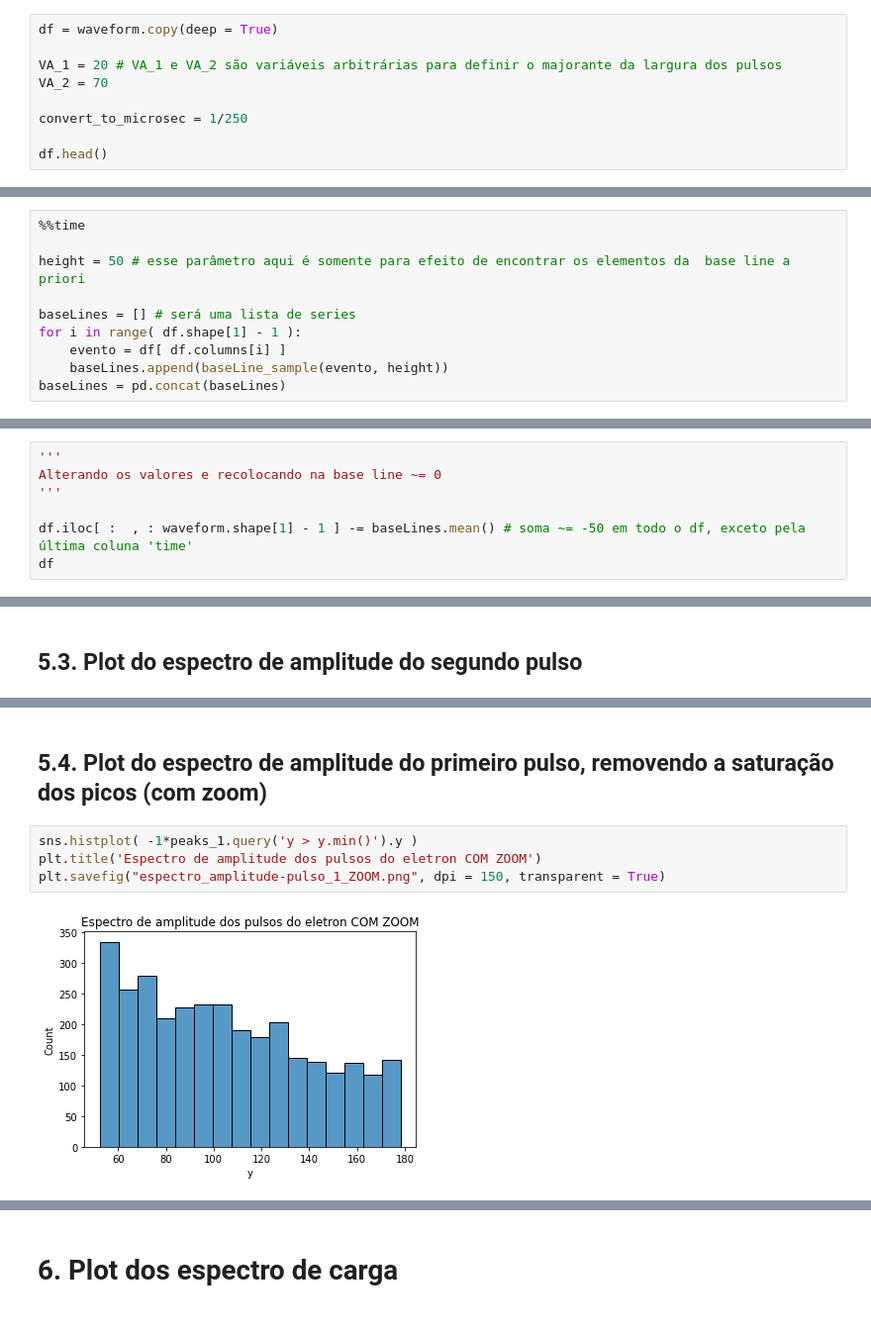
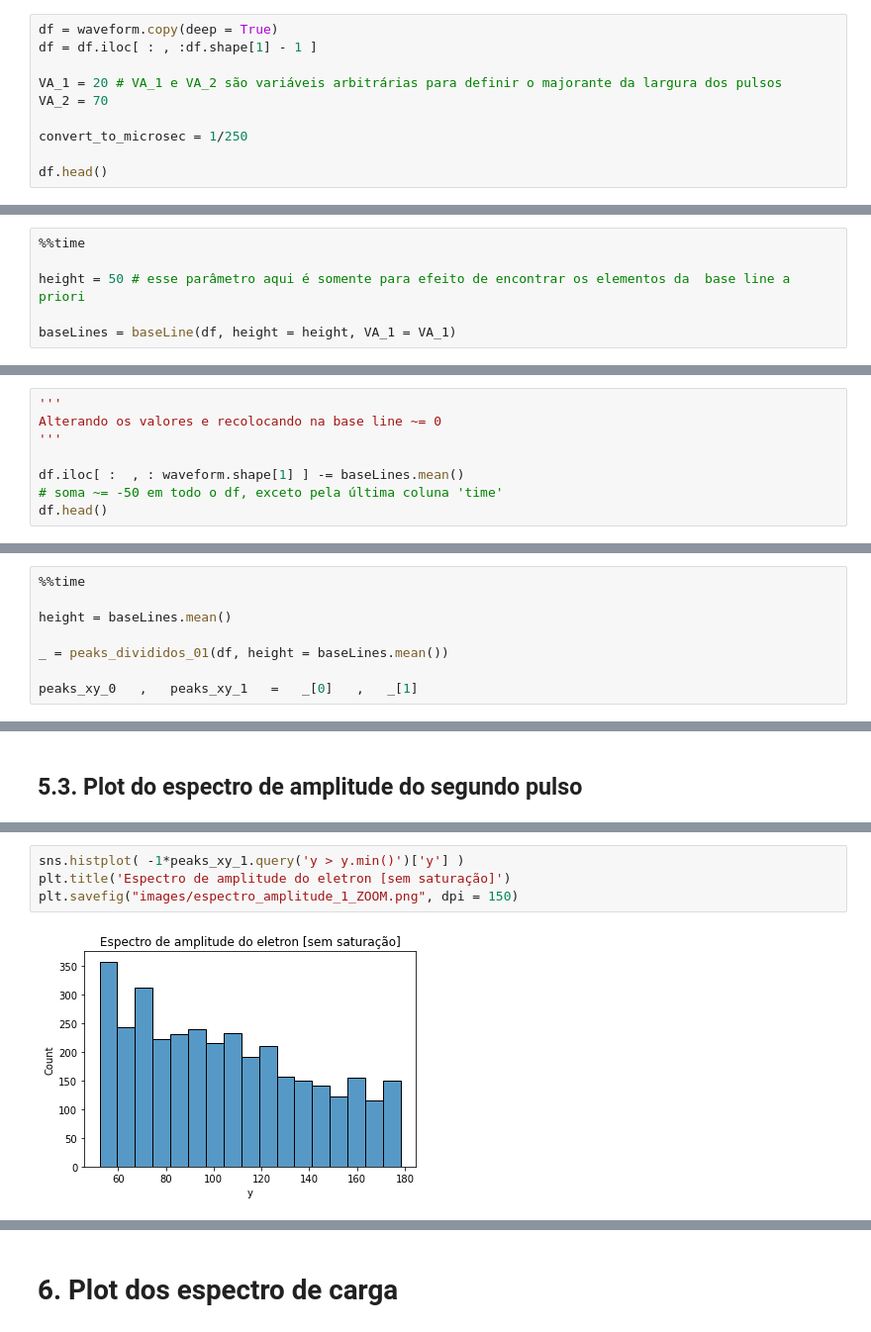
Before and after one commit to afauth/mudecay, a Jupyter notebook: espectro-carga-e-pico_v03.ipynb, the cells around one changed output, grey strips where cells are left out. Shown at 99% size. Saved outputs shown, nothing was run; the diff lists cells and outputs as text.

Commit message:
update e separacao do codigo
dividi o codigo em dois e corrigi alguns bugs

```diff
--- a/espectro-carga-e-pico_v03.ipynb
+++ b/espectro-carga-e-pico_v03.ipynb
@@ -190,6 +43,7 @@ Cria uma cópia das waveforms para poder transladar o base line sem modificar os
 Define a janela onde procuraremos pelos valores do contorno do pulso
 # %%
 df = waveform.copy(deep = True)
+df = df.iloc[ : , :df.shape[1] - 1 ]
 
 VA_1 = 20 # VA_1 e VA_2 são variáveis arbitrárias para definir o majorante da largura dos pulsos
 VA_2 = 70
@@ -222,9 +76,5 @@ Esse pedaço é definido como fora de um valor arbitrário em torno do primeiro
 
 height = 50 # esse parâmetro aqui é somente para efeito de encontrar os elementos da  base line a priori
 
-baseLines = [] # será uma lista de series
-for i in range( df.shape[1] - 1 ):
-    evento = df[ df.columns[i] ]
-    baseLines.append(baseLine_sample(evento, height))
-baseLines = pd.concat(baseLines)
+baseLines = baseLine(df, height = height, VA_1 = VA_1)
 # %% [output]
@@ -269,8 +95,9 @@ Colocando o valor médio do base line como o parâmetro height do peak-finder, s
 Alterando os valores e recolocando na base line ~= 0
 '''
 
-df.iloc[ :  , : waveform.shape[1] - 1 ] -= baseLines.mean() # soma ~= -50 em todo o df, exceto pela última coluna 'time'
-df
+df.iloc[ :  , : waveform.shape[1] ] -= baseLines.mean()
+# soma ~= -50 em todo o df, exceto pela última coluna 'time'
+df.head()
 # %% [output]
 |  | event_0 | event_1 | event_2 | event_3 | event_4 | event_5 | event_6 | event_7 | event_8 | event_9 | ... | ... |
 | 0 | 3.72321 | 3.72321 | 3.72321 | 0.72321 | 2.72321 | 2.72321 | 1.72321 | 1.72321 | 1.72321 | 1.72321 | ... | ... |
@@ -311,0 +115,8 @@ Wall time: 5.89 s
+# %%
+%%time
+
+height = baseLines.mean()
+
+_ = peaks_divididos_01(df, height = baseLines.mean())
+
+peaks_xy_0   ,   peaks_xy_1   =   _[0]   ,   _[1]
@@ -560,8 +277,6 @@ plt.savefig("espectro_amplitude-pulso_1.png", dpi = 150, transparent = True)
-# %% [markdown]
-## 5.4. Plot do espectro de amplitude do primeiro pulso, removendo a saturação dos picos (com zoom)
 # %%
-sns.histplot( -1*peaks_1.query('y > y.min()').y )
-plt.title('Espectro de amplitude dos pulsos do eletron COM ZOOM')
-plt.savefig("espectro_amplitude-pulso_1_ZOOM.png", dpi = 150, transparent = True)
+sns.histplot( -1*peaks_xy_1.query('y > y.min()')['y'] )
+plt.title('Espectro de amplitude do eletron [sem saturação]')
+plt.savefig("images/espectro_amplitude_1_ZOOM.png", dpi = 150)
 # %% [output]
-[figure, old version]
+[figure, new version]
```
Also changed, not shown: parts of 79 cells of this notebook, 14 other files.
